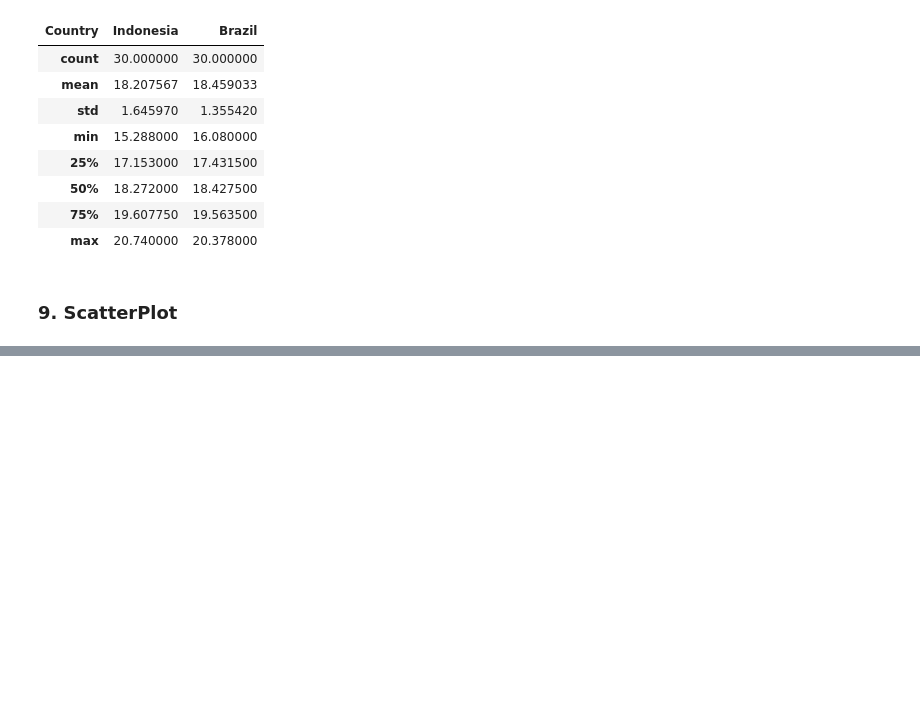
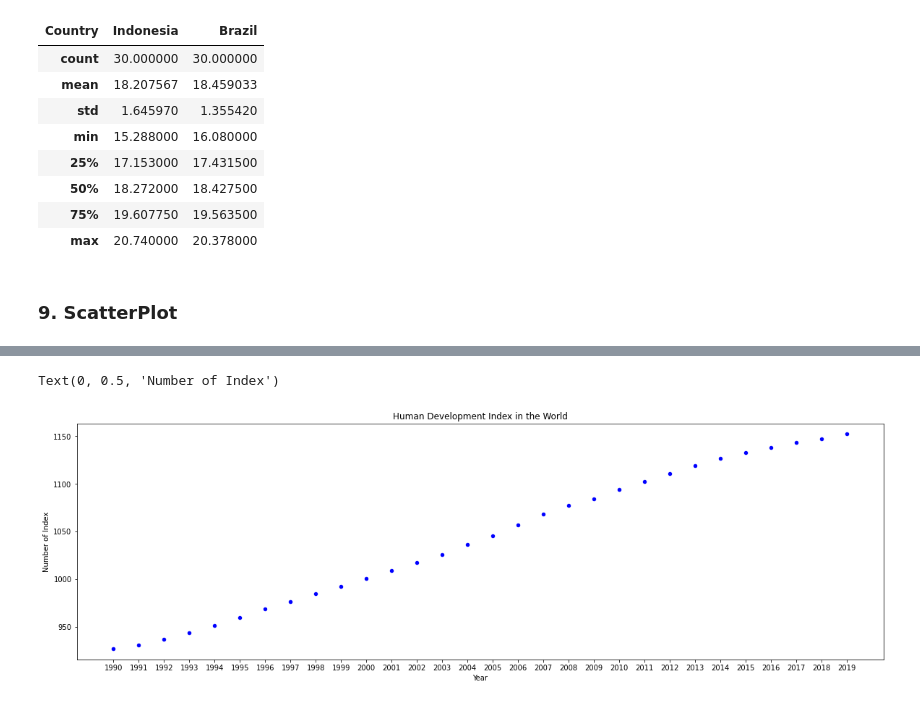
Before and after one commit to AbdulHafidh-AI/ProyekVisdat, a Jupyter notebook: HumanDevelopmentIndex.ipynb, the cells around one changed output, grey strips where cells are left out. Drawn from its saved outputs; the diff is of its cells as text; code cells hidden in the pictures; blank space fills up the shorter version.

Commit message:
Scatter Plot done

```diff
--- a/HumanDevelopmentIndex.ipynb
+++ b/HumanDevelopmentIndex.ipynb
@@ -664,3 +664,9 @@ IndBrzBoxPlot.describe()
 | max | 20.740000 | 20.378000 |
 # %% [markdown]
 ### 9. ScatterPlot
+# %%
+dataSP = sampleNational.groupby('Country', axis=0).sum()
+scatPlot = pd.DataFrame(dataSP[years].sum(axis=0))
+scatPlot.reset_index(inplace=True)
+scatPlot.columns = ('Years', 'HDI')
+scatPlot
@@ -666,0 +691,8 @@ IndBrzBoxPlot.describe()
+# %%
+scatPlot.plot(kind='scatter', x='Years', y = 'HDI', figsize = (20,6), color='blue')
+plt.title("Human Development Index in the World")
+plt.xlabel("Year")
+plt.ylabel("Number of Index")
+# %% [output]
+Text(0, 0.5, 'Number of Index')
+[figure, added]
```
Also changed, not shown: parts of 1 cell of this notebook.
